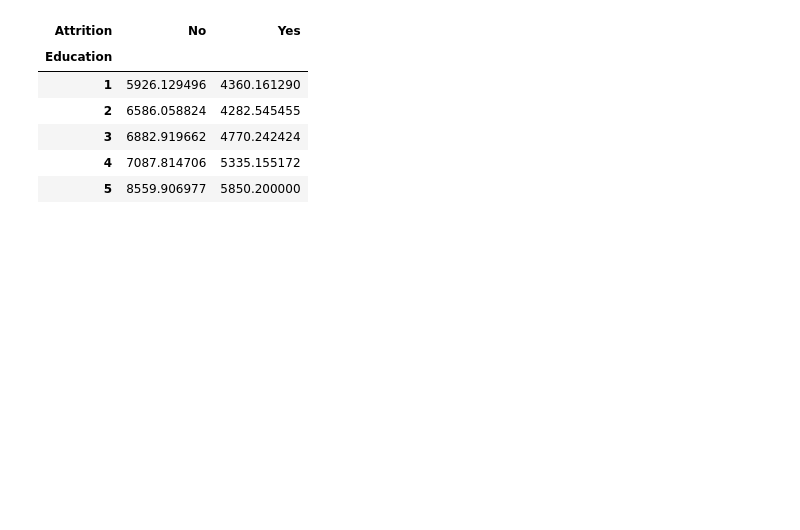
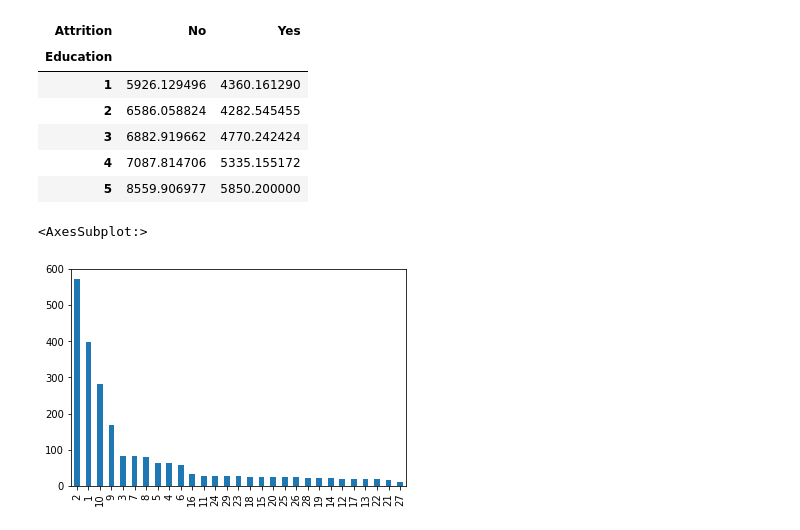
Before and after one commit to sitieneij/IBM, a Jupyter notebook: ASSIGN2-3.ipynb, the cells around one changed output. Drawn from its saved outputs; the diff is of its cells as text; code cells hidden in the pictures; blank space fills up the shorter version.

```diff
--- a/ASSIGN2-3.ipynb
+++ b/ASSIGN2-3.ipynb
@@ -129,3 +124,9 @@ df.groupby(['Education', 'Attrition'])['MonthlyIncome'].mean().unstack()
 | 3 | 6882.919662 | 4770.242424 |
 | 4 | 7087.814706 | 5335.155172 |
 | 5 | 8559.906977 | 5850.200000 |
+# %%
+df['Education'].value_counts().plot(kind = 'bar')
+df['DistanceFromHome'].value_counts().plot(kind ='bar')
+# %% [output]
+<AxesSubplot:>
+[figure, added]
```
Also changed, not shown: parts of 10 cells of this notebook, 1 other file.
